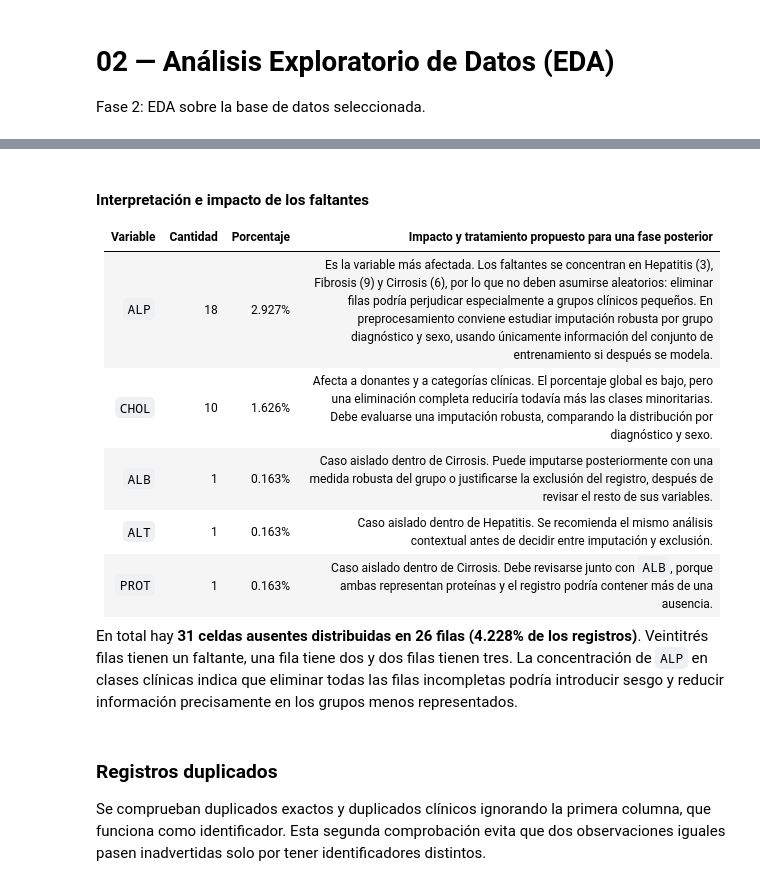
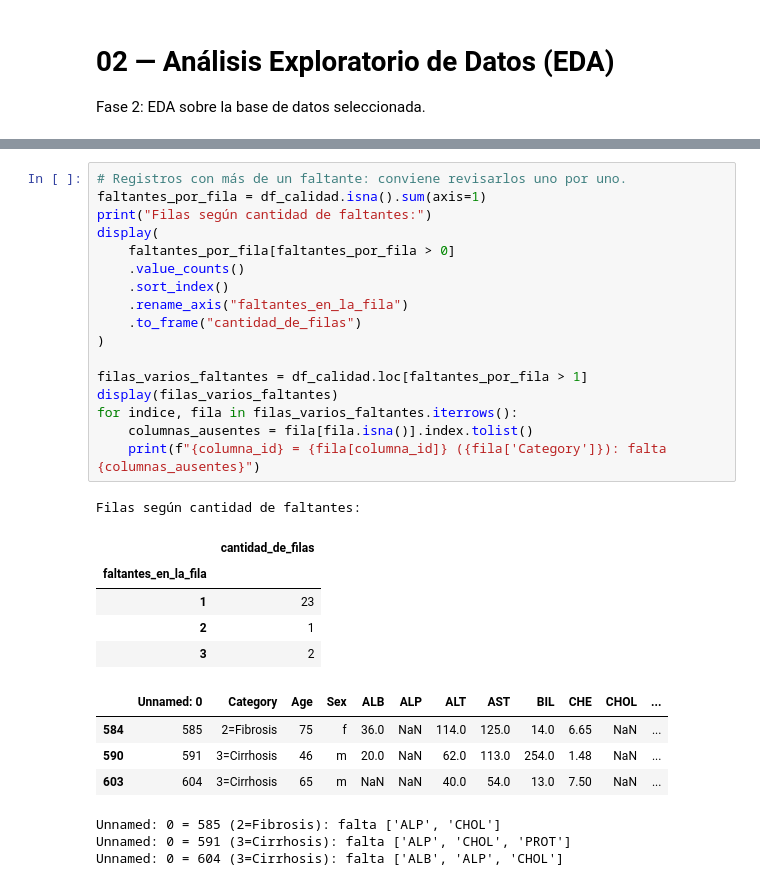
Before and after one commit to ExBlake/Analisis-de-datos-evento-2, a Jupyter notebook: notebooks/02_eda_hcv.ipynb, the cells around one changed output, grey strips where cells are left out. Cells and saved outputs as stored; diff of their text form.

```diff
--- a/notebooks/02_eda_hcv.ipynb
+++ b/notebooks/02_eda_hcv.ipynb
@@ -74,16 +153,31 @@ display(porcentaje_faltantes_por_categoria)
-# %% [markdown]
-#### Interpretación e impacto de los faltantes
-
-| Variable | Cantidad | Porcentaje | Impacto y tratamiento propuesto para una fase posterior |
-|---|---:|---:|---|
-| `ALP` | 18 | 2.927% | Es la variable más afectada. Los faltantes se concentran en Hepatitis (3), Fibrosis (9) y Cirrosis (6), por lo que no deben asumirse aleatorios: eliminar filas podría perjudicar especialmente a grupos clínicos pequeños. En preprocesamiento conviene estudiar imputación robusta por grupo diagnóstico y sexo, usando únicamente información del conjunto de entrenamiento si después se modela. |
-| `CHOL` | 10 | 1.626% | Afecta a donantes y a categorías clínicas. El porcentaje global es bajo, pero una eliminación completa reduciría todavía más las clases minoritarias. Debe evaluarse una imputación robusta, comparando la distribución por diagnóstico y sexo. |
-| `ALB` | 1 | 0.163% | Caso aislado dentro de Cirrosis. Puede imputarse posteriormente con una medida robusta del grupo o justificarse la exclusión del registro, después de revisar el resto de sus variables. |
-| `ALT` | 1 | 0.163% | Caso aislado dentro de Hepatitis. Se recomienda el mismo análisis contextual antes de decidir entre imputación y exclusión. |
-| `PROT` | 1 | 0.163% | Caso aislado dentro de Cirrosis. Debe revisarse junto con `ALB`, porque ambas representan proteínas y el registro podría contener más de una ausencia. |
-
-En total hay **31 celdas ausentes distribuidas en 26 filas (4.228% de los registros)**. Veintitrés filas tienen un faltante, una fila tiene dos y dos filas tienen tres. La concentración de `ALP` en clases clínicas indica que eliminar todas las filas incompletas podría introducir sesgo y reducir información precisamente en los grupos menos representados.
-# %% [markdown]
-### Registros duplicados
-
-Se comprueban duplicados exactos y duplicados clínicos ignorando la primera columna, que funciona como identificador. Esta segunda comprobación evita que dos observaciones iguales pasen inadvertidas solo por tener identificadores distintos.
+# %%
+# Registros con más de un faltante: conviene revisarlos uno por uno.
+faltantes_por_fila = df_calidad.isna().sum(axis=1)
+print("Filas según cantidad de faltantes:")
+display(
+    faltantes_por_fila[faltantes_por_fila > 0]
+    .value_counts()
+    .sort_index()
+    .rename_axis("faltantes_en_la_fila")
+    .to_frame("cantidad_de_filas")
+)
+
+filas_varios_faltantes = df_calidad.loc[faltantes_por_fila > 1]
+display(filas_varios_faltantes)
+for indice, fila in filas_varios_faltantes.iterrows():
+    columnas_ausentes = fila[fila.isna()].index.tolist()
+    print(f"{columna_id} = {fila[columna_id]} ({fila['Category']}): falta {columnas_ausentes}")
+# %% [output]
+Filas según cantidad de faltantes:
+|  | cantidad_de_filas |
+| faltantes_en_la_fila |  |
+| 1 | 23 |
+| 2 | 1 |
+| 3 | 2 |
+|  | Unnamed: 0 | Category | Age | Sex | ALB | ALP | ALT | AST | BIL | CHE | CHOL | ... |
+| 584 | 585 | 2=Fibrosis | 75 | f | 36.0 | NaN | 114.0 | 125.0 | 14.0 | 6.65 | NaN | ... |
+| 590 | 591 | 3=Cirrhosis | 46 | m | 20.0 | NaN | 62.0 | 113.0 | 254.0 | 1.48 | NaN | ... |
+| 603 | 604 | 3=Cirrhosis | 65 | m | NaN | NaN | 40.0 | 54.0 | 13.0 | 7.50 | NaN | ... |
+Unnamed: 0 = 585 (2=Fibrosis): falta ['ALP', 'CHOL']
+Unnamed: 0 = 591 (3=Cirrhosis): falta ['ALP', 'CHOL', 'PROT']
+Unnamed: 0 = 604 (3=Cirrhosis): falta ['ALB', 'ALP', 'CHOL']
```
Also changed, not shown: parts of 25 cells of this notebook, 1 other file.
